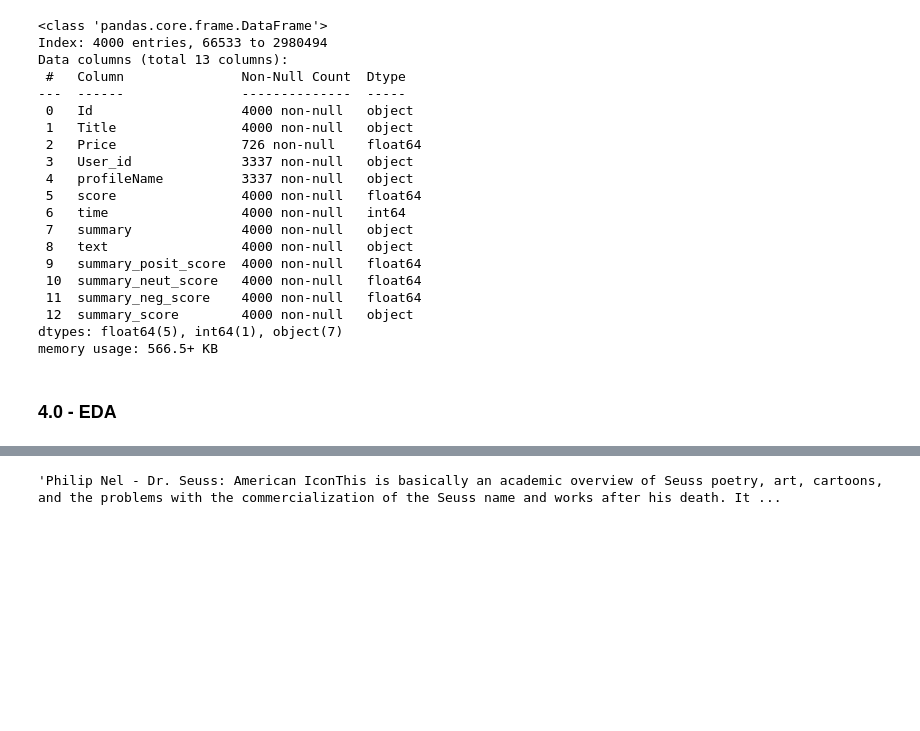
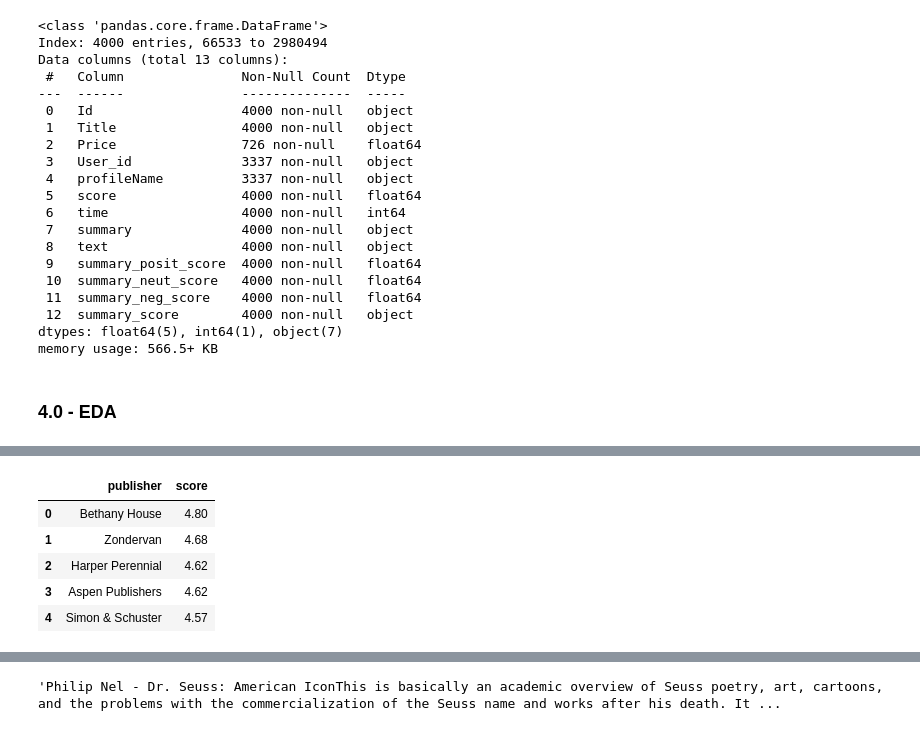
Before and after one commit to RaphaelLirio/Desafio_A3Data, a Jupyter notebook: Dev/explorations.ipynb, the cells around one changed output, grey strips where cells are left out. Cells and saved outputs as stored; diff of their text form; code cells hidden in the pictures; blank space fills up the shorter version.

```diff
--- a/Dev/explorations.ipynb
+++ b/Dev/explorations.ipynb
@@ -242,2 +306,11 @@ fig2.update_layout(
 fig2.show()
+# %%
+valores_editora_sorted[:5].reset_index()
+# %% [output]
+|  | publisher | score |
+| 0 | Bethany House | 4.80 |
+| 1 | Zondervan | 4.68 |
+| 2 | Harper Perennial | 4.62 |
+| 3 | Aspen Publishers | 4.62 |
+| 4 | Simon & Schuster | 4.57 |
 # %%
```
Also changed, not shown: parts of 7 cells of this notebook.
